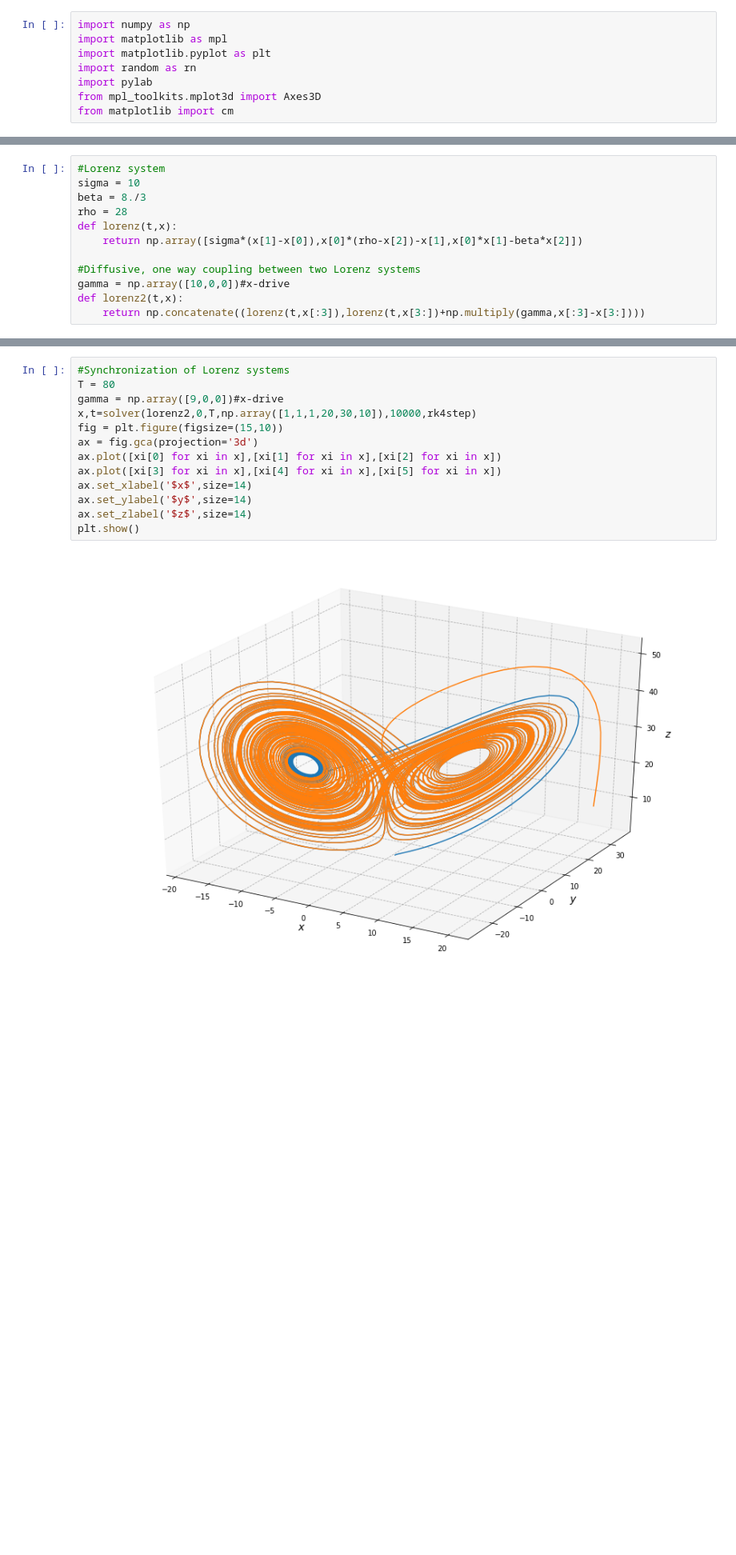
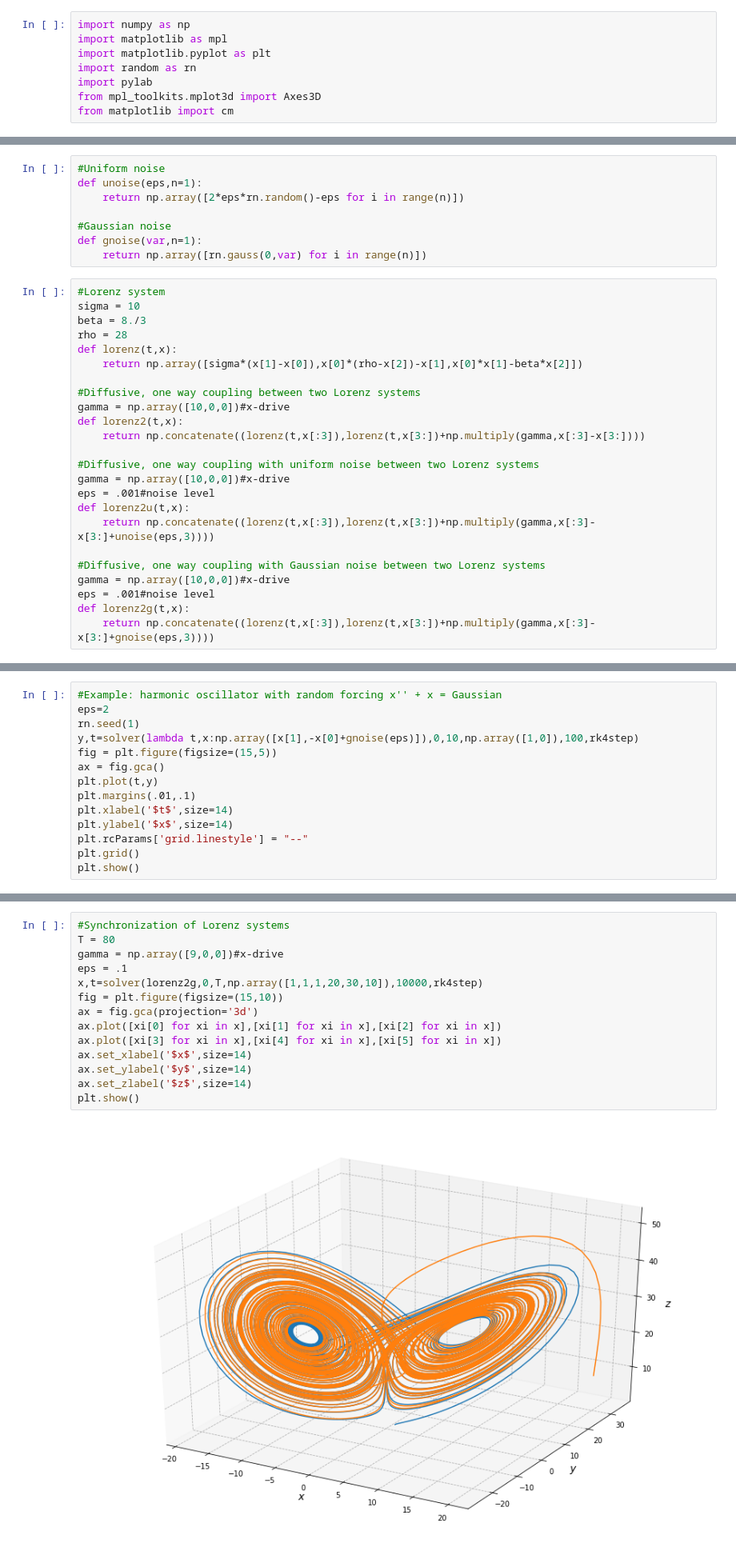
Before and after one commit to Legrandj/power, a Jupyter notebook: sync.ipynb, the cells around one changed output, grey strips where cells are left out. Shown at 80% size. Cells and saved outputs as stored; diff of their text form; blank space fills up the shorter version.

```diff
--- a/sync.ipynb
+++ b/sync.ipynb
@@ -31,6 +31,14 @@ def solver(f,a,b,ya,n,step):
         yy.append(y)
         tt.append(t)
     return yy,tt
+# %%
+#Uniform noise
+def unoise(eps,n=1):
+    return np.array([2*eps*rn.random()-eps for i in range(n)])
+
+#Gaussian noise
+def gnoise(var,n=1):
+    return np.array([rn.gauss(0,var) for i in range(n)])
 # %%
 #Lorenz system
 sigma = 10
@@ -43,4 +51,16 @@ def lorenz(t,x):
 gamma = np.array([10,0,0])#x-drive
 def lorenz2(t,x):
     return np.concatenate((lorenz(t,x[:3]),lorenz(t,x[3:])+np.multiply(gamma,x[:3]-x[3:])))
+
+#Diffusive, one way coupling with uniform noise between two Lorenz systems
+gamma = np.array([10,0,0])#x-drive
+eps = .001#noise level
+def lorenz2u(t,x):
+    return np.concatenate((lorenz(t,x[:3]),lorenz(t,x[3:])+np.multiply(gamma,x[:3]-x[3:]+unoise(eps,3))))
+
+#Diffusive, one way coupling with Gaussian noise between two Lorenz systems
+gamma = np.array([10,0,0])#x-drive
+eps = .001#noise level
+def lorenz2g(t,x):
+    return np.concatenate((lorenz(t,x[:3]),lorenz(t,x[3:])+np.multiply(gamma,x[:3]-x[3:]+gnoise(eps,3))))
 # %%
@@ -59,0 +82,14 @@ plt.show()
+# %%
+#Example: harmonic oscillator with random forcing x'' + x = Gaussian
+eps=2
+rn.seed(1)
+y,t=solver(lambda t,x:np.array([x[1],-x[0]+gnoise(eps)]),0,10,np.array([1,0]),100,rk4step)
+fig = plt.figure(figsize=(15,5))
+ax = fig.gca()
+plt.plot(t,y)
+plt.margins(.01,.1)
+plt.xlabel('$t$',size=14)
+plt.ylabel('$x$',size=14)
+plt.rcParams['grid.linestyle'] = "--"
+plt.grid()
+plt.show()
@@ -72,18 +110,19 @@ plt.show()
 # %%
 #Synchronization of Lorenz systems
 T = 80
 gamma = np.array([9,0,0])#x-drive
-x,t=solver(lorenz2,0,T,np.array([1,1,1,20,30,10]),10000,rk4step)
+eps = .1
+x,t=solver(lorenz2g,0,T,np.array([1,1,1,20,30,10]),10000,rk4step)
 fig = plt.figure(figsize=(15,10))
 ax = fig.gca(projection='3d')
 ax.plot([xi[0] for xi in x],[xi[1] for xi in x],[xi[2] for xi in x])
 ax.plot([xi[3] for xi in x],[xi[4] for xi in x],[xi[5] for xi in x])
 ax.set_xlabel('$x$',size=14)
 ax.set_ylabel('$y$',size=14)
 ax.set_zlabel('$z$',size=14)
 plt.show()
 # %% [output]
-[figure, old version]
+[figure, new version]
 # %%
 fig = plt.figure(figsize=(15,5))
 ax = fig.gca()
```
Also changed, not shown: parts of 3 cells of this notebook.
